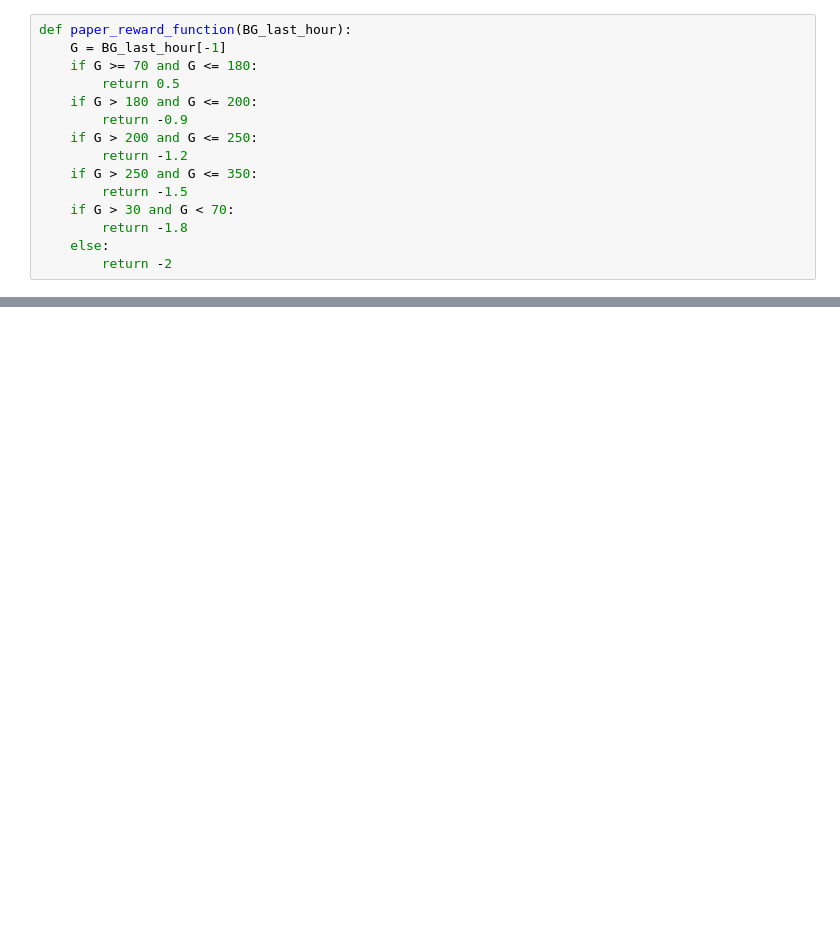
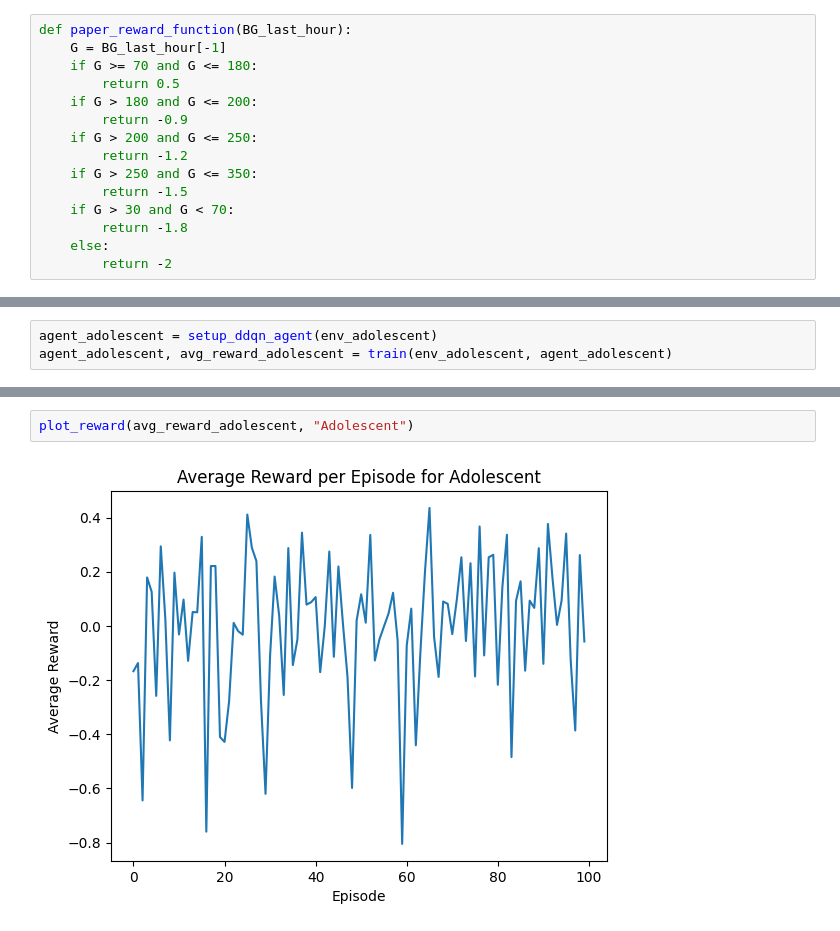
Before and after one commit to vitamys/rl_project, a Jupyter notebook: DDQlearning.ipynb, the cells around one changed output, grey strips where cells are left out. Cells and saved outputs as stored; diff of their text form; blank space fills up the shorter version.

```diff
--- a/DDQlearning.ipynb
+++ b/DDQlearning.ipynb
@@ -469,0 +389,3 @@ TypeError: T1DSimEnv.__init__() missing 4 required positional arguments: 'patien
+# %%
+agent_adolescent = setup_ddqn_agent(env_adolescent)
+agent_adolescent, avg_reward_adolescent = train(env_adolescent, agent_adolescent)
@@ -469,0 +410,4 @@ TypeError: T1DSimEnv.__init__() missing 4 required positional arguments: 'patien
+# %%
+plot_reward(avg_reward_adolescent, "Adolescent")
+# %% [output]
+[figure, added]
```
Also changed, not shown: parts of 46 cells of this notebook, 7 other files.
